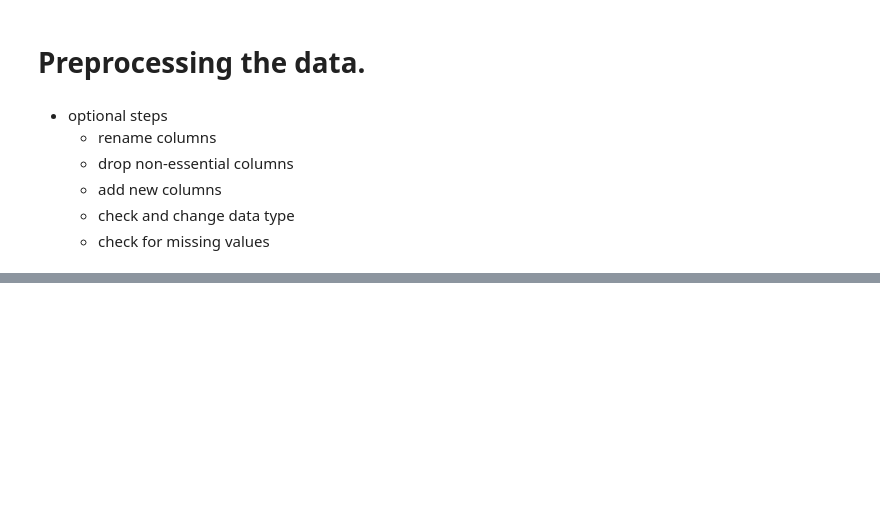
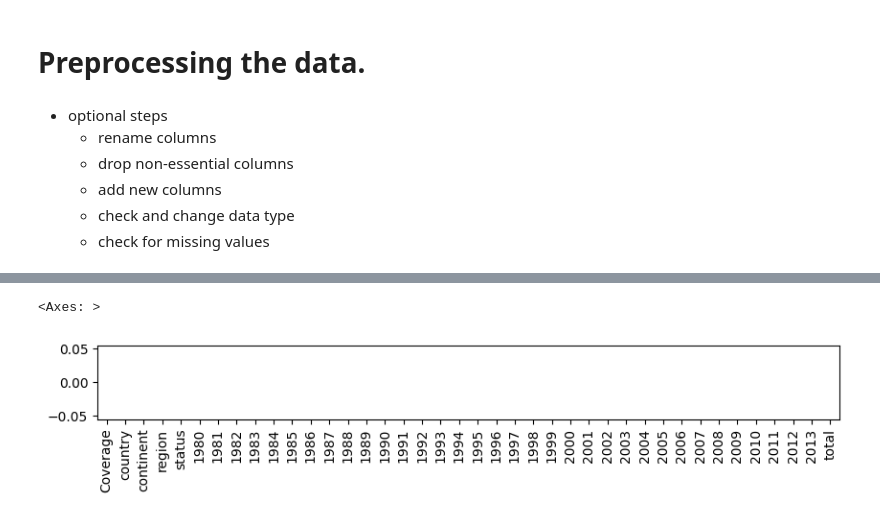
Before and after one commit to Vanshaj14Mohan/Python-data-science, a Jupyter notebook: immigration_analysis/data/analysis.ipynb, the cells around one changed output, grey strips where cells are left out. Drawn from its saved outputs; the diff is of its cells as text; code cells hidden in the pictures; blank space fills up the shorter version.

Commit message:
data cleaning

```diff
--- a/immigration_analysis/data/analysis.ipynb
+++ b/immigration_analysis/data/analysis.ipynb
@@ -41,0 +44,7 @@ df
+# %%
+df = df.rename(columns={
+    'OdName': 'country',
+    'AreaName': 'continent',
+    'RegName': 'region',
+    'DevName': 'status',
+}).copy()
@@ -41,0 +83,3 @@ df
+# %%
+cols_to_drop = ["Type", "AREA", "REG", "DEV"]
+df = df.drop(columns=cols_to_drop)
@@ -41,0 +105,4 @@ df
+# %%
+years = list(range(1980, 2014))
+df["total"] =df[years].sum(axis=1)
+df.head()
@@ -41,0 +142,7 @@ df
+# %%
+df.isnull().sum().plot(kind="bar", figsize=(10,1))
+# if we have missing data in column it will be shown in the bar chart,
+# if there is no missing data, the bar chart will be empty.
+# %% [output]
+<Axes: >
+[figure, added]
```
Also changed, not shown: parts of 14 cells of this notebook.
